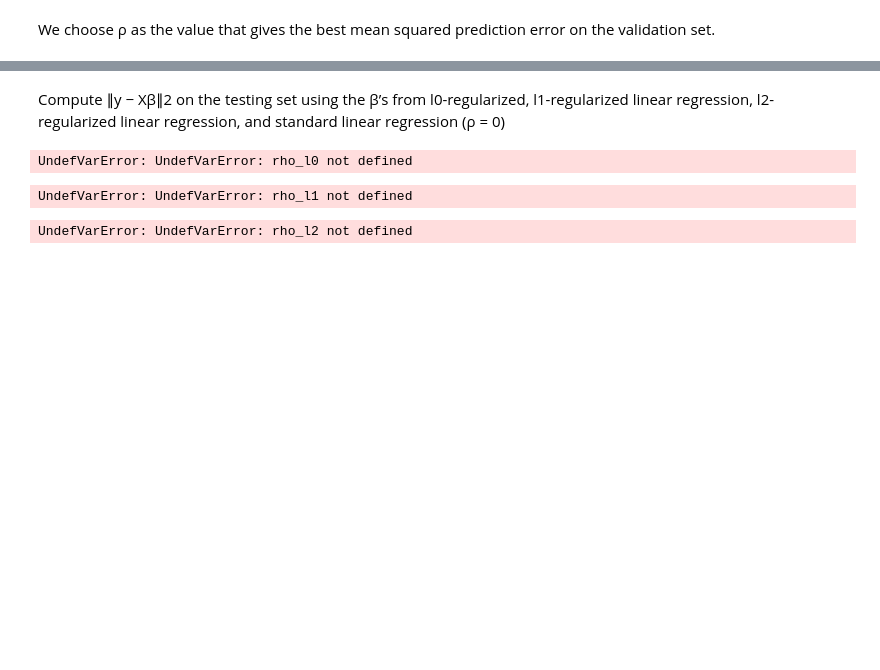
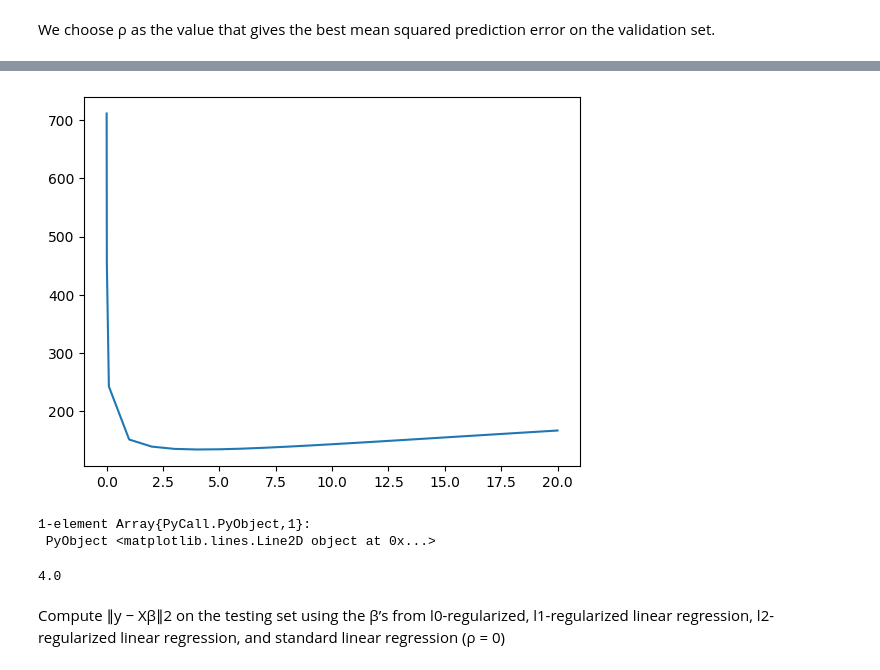
Before and after one commit to gabyrappaport/ml_mban_hw1, a Jupyter notebook: Pset 1.ipynb, the cells around one changed output, grey strips where cells are left out. Saved outputs shown, nothing was run; the diff lists cells and outputs as text; code cells hidden in the pictures; blank space fills up the shorter version.

```diff
--- a/Pset 1.ipynb
+++ b/Pset 1.ipynb
@@ -252,6 +394,0 @@ plot(rho_test, error_l0, color="red", linewidth=2.0)
-# %%
-error_l1 = zeros(length(rho_test))
-
-for i in 1:length(rho_test)
-    error_l1[i] = compute_error_l1(rho_test[i], val_set, val_set_output)
-end
@@ -281,0 +405,7 @@ plot(rho_test, error_l2, color="red", linewidth=2.0)
+# %%
+ρ_l2 = vcat([0.001, 0.01, 0.1], [i for i=1:20])
+errors_l2 = zeros(length(ρ_l2))
+
+for i in 1:length(errors_l2)
+    errors_l2[i] = compute_error_l2(ρ_l2[i], X_validation, y_validation)
+end
@@ -282,14 +430,12 @@ plot(rho_test, error_l2, color="red", linewidth=2.0)
+# %%
+plot(ρ_l2, errors_l2)
+# %% [output]
+[figure, added]
+1-element Array{PyCall.PyObject,1}:
+ PyObject <matplotlib.lines.Line2D object at 0x...>
+# %%
+ρ_optimal_l2 = ρ_l2[argmin(errors_l2)]
+# %% [output]
+4.0
 # %% [markdown]
 Compute ∥y − Xβ∥2 on the testing set using the β’s from l0-regularized, l1-regularized linear regression, l2- regularized linear regression, and standard linear regression (ρ = 0)
-# %%
-l0_error = compute_error_l0(rho_l0, test_set, test_set_output)
-# %% [output]
-UndefVarError: UndefVarError: rho_l0 not defined
-# %%
-l1_error = compute_error_l1(rho_l1, test_set, test_set_output)
-# %% [output]
-UndefVarError: UndefVarError: rho_l1 not defined
-# %%
-l2_error = compute_error_l2(rho_l2, test_set, test_set_output)
-# %% [output]
-UndefVarError: UndefVarError: rho_l2 not defined
```
Also changed, not shown: parts of 41 cells of this notebook.
